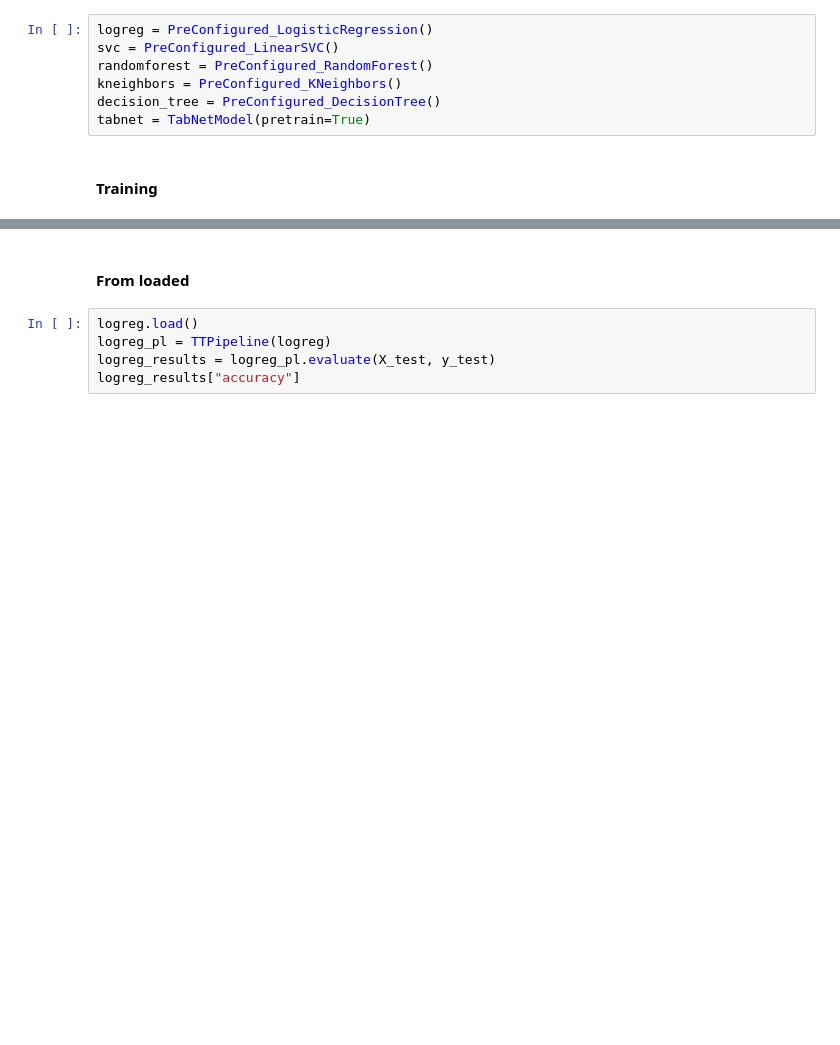
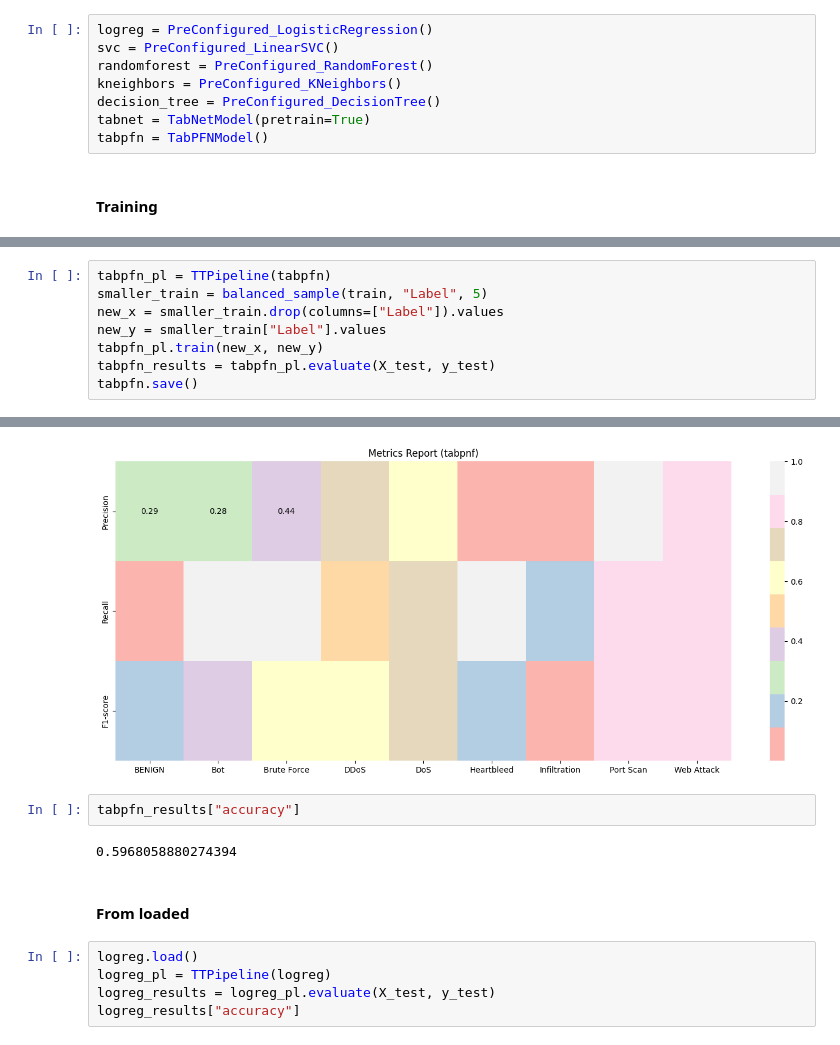
Before and after one commit to pablogarciaamolina/TFG, a Jupyter notebook: models_use_example.ipynb, the cells around one changed output, grey strips where cells are left out. Cells and saved outputs as stored; diff of their text form; blank space fills up the shorter version.

```diff
--- a/models_use_example.ipynb
+++ b/models_use_example.ipynb
@@ -47,6 +59,7 @@ randomforest = PreConfigured_RandomForest()
 kneighbors = PreConfigured_KNeighbors()
 decision_tree = PreConfigured_DecisionTree()
 tabnet = TabNetModel(pretrain=True)
+tabpfn = TabPFNModel()
 # %% [markdown]
 #### Training
 # %%
@@ -162,0 +176,9 @@ dict_keys(['loss', 'lr'])
+# %%
+tabpfn_pl = TTPipeline(tabpfn)
+smaller_train = balanced_sample(train, "Label", 5)
+new_x = smaller_train.drop(columns=["Label"]).values
+new_y = smaller_train["Label"].values
+tabpfn_pl.train(new_x, new_y)
+tabpfn_results = tabpfn_pl.evaluate(X_test, y_test)
+tabpfn.save()
+# %% [output]
@@ -163,3 +190,8 @@ dict_keys(['loss', 'lr'])
+[figure, added]
+# %%
+tabpfn_results["accuracy"]
+# %% [output]
+0.5968058880274394
 # %% [markdown]
 #### From loaded
 # %%
```
Also changed, not shown: parts of 23 cells of this notebook.
